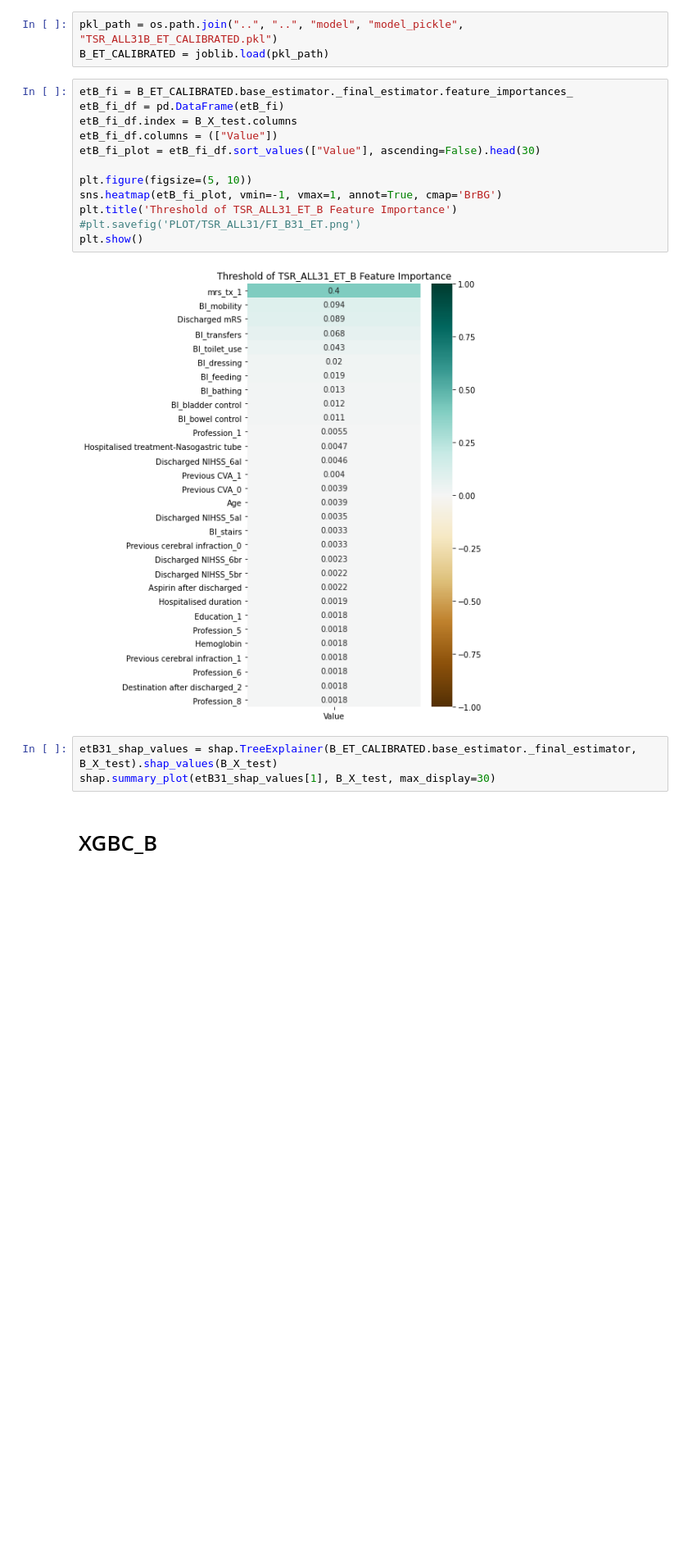
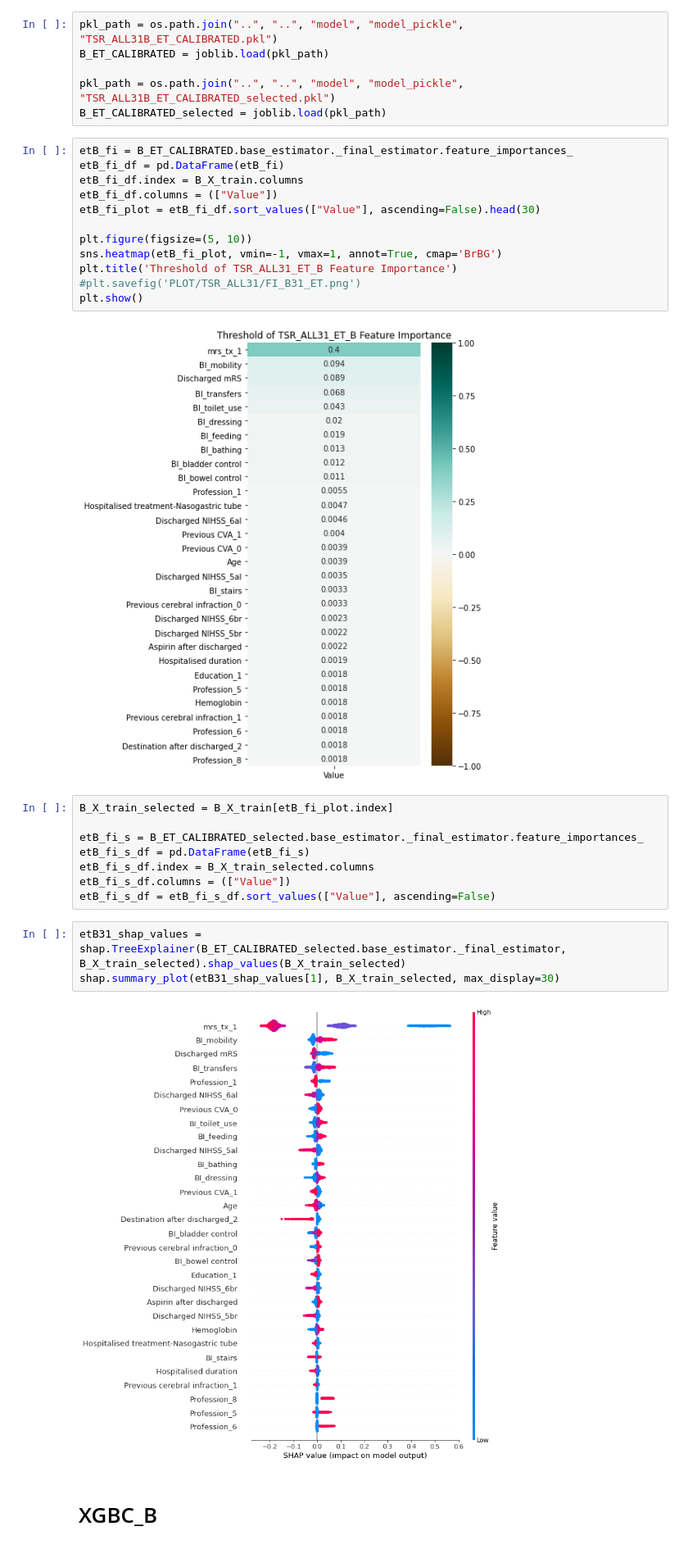
Before and after one commit to sn987532159/TSR_ML, a Jupyter notebook: result/TSR_ALL/TSR_ALL31_FI.ipynb, the cells around one changed output. Shown: that part at 82% size. Cells and saved outputs as stored; diff of their text form; blank space fills up the shorter version.

```diff
--- a/result/TSR_ALL/TSR_ALL31_FI.ipynb
+++ b/result/TSR_ALL/TSR_ALL31_FI.ipynb
@@ -67,10 +89,13 @@ shap.summary_plot(xgbcG31_shap_values, G_X_test, max_display=30)
 # %%
 pkl_path = os.path.join("..", "..", "model", "model_pickle", "TSR_ALL31B_ET_CALIBRATED.pkl")
 B_ET_CALIBRATED = joblib.load(pkl_path)
+
+pkl_path = os.path.join("..", "..", "model", "model_pickle", "TSR_ALL31B_ET_CALIBRATED_selected.pkl")
+B_ET_CALIBRATED_selected = joblib.load(pkl_path)
 # %%
 etB_fi = B_ET_CALIBRATED.base_estimator._final_estimator.feature_importances_
 etB_fi_df = pd.DataFrame(etB_fi)
-etB_fi_df.index = B_X_test.columns
+etB_fi_df.index = B_X_train.columns
 etB_fi_df.columns = (["Value"])
 etB_fi_plot = etB_fi_df.sort_values(["Value"], ascending=False).head(30)
 
@@ -81,9 +106,19 @@ plt.title('Threshold of TSR_ALL31_ET_B Feature Importance')
 plt.show()
 # %% [output]
 [figure]
+# %%
+B_X_train_selected = B_X_train[etB_fi_plot.index]
+
+etB_fi_s = B_ET_CALIBRATED_selected.base_estimator._final_estimator.feature_importances_
+etB_fi_s_df = pd.DataFrame(etB_fi_s)
+etB_fi_s_df.index = B_X_train_selected.columns
+etB_fi_s_df.columns = (["Value"])
+etB_fi_s_df = etB_fi_s_df.sort_values(["Value"], ascending=False)
 # %%
-etB31_shap_values = shap.TreeExplainer(B_ET_CALIBRATED.base_estimator._final_estimator, B_X_test).shap_values(B_X_test)
-shap.summary_plot(etB31_shap_values[1], B_X_test, max_display=30)
+etB31_shap_values = shap.TreeExplainer(B_ET_CALIBRATED_selected.base_estimator._final_estimator, B_X_train_selected).shap_values(B_X_train_selected)
+shap.summary_plot(etB31_shap_values[1], B_X_train_selected, max_display=30)
+# %% [output]
+[figure, added]
 # %% [markdown]
 # XGBC_B
 # %%
```
Also changed, not shown: parts of 22 cells of this notebook, 2 other files.
